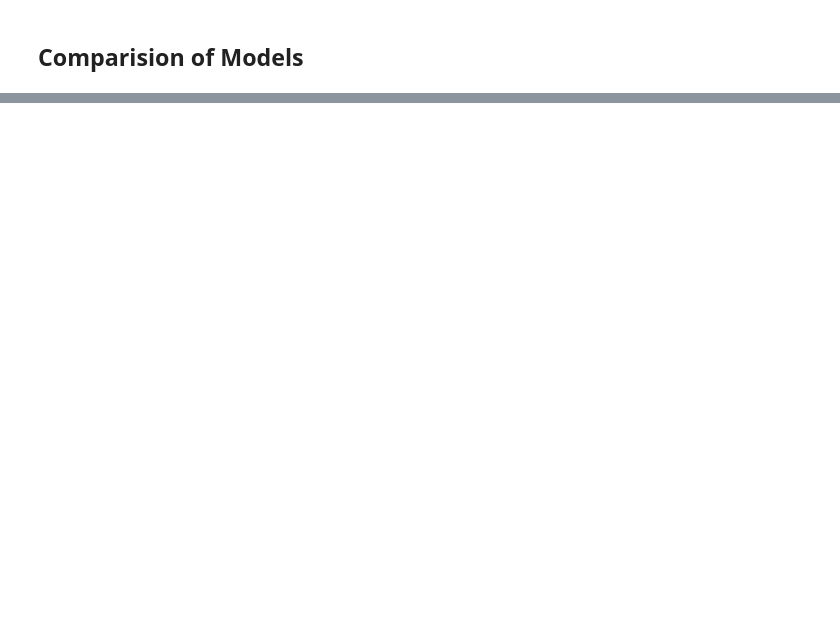
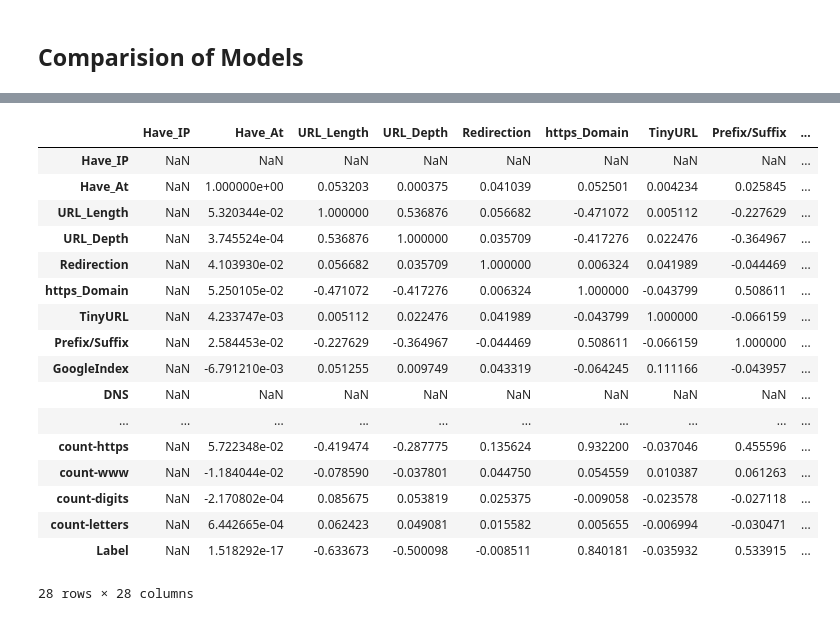
Before and after one commit to mayank3005/Phishing-Detection, a Jupyter notebook: Phishing Detection using ML models.ipynb, the cells around one changed output, grey strips where cells are left out. Cells and saved outputs as stored; diff of their text form; code cells hidden in the pictures; blank space fills up the shorter version.

```diff
--- a/Phishing Detection using ML models.ipynb
+++ b/Phishing Detection using ML models.ipynb
@@ -449,0 +638,21 @@ results.sort_values(by=['Test Accuracy', 'Train Accuracy'], ascending=False)
+# %%
+data_numeric.corr()
+# %% [output]
+|  | Have_IP | Have_At | URL_Length | URL_Depth | Redirection | https_Domain | TinyURL | Prefix/Suffix | ... |
+| Have_IP | NaN | NaN | NaN | NaN | NaN | NaN | NaN | NaN | ... |
+| Have_At | NaN | 1.000000e+00 | 0.053203 | 0.000375 | 0.041039 | 0.052501 | 0.004234 | 0.025845 | ... |
+| URL_Length | NaN | 5.320344e-02 | 1.000000 | 0.536876 | 0.056682 | -0.471072 | 0.005112 | -0.227629 | ... |
+| URL_Depth | NaN | 3.745524e-04 | 0.536876 | 1.000000 | 0.035709 | -0.417276 | 0.022476 | -0.364967 | ... |
+| Redirection | NaN | 4.103930e-02 | 0.056682 | 0.035709 | 1.000000 | 0.006324 | 0.041989 | -0.044469 | ... |
+| https_Domain | NaN | 5.250105e-02 | -0.471072 | -0.417276 | 0.006324 | 1.000000 | -0.043799 | 0.508611 | ... |
+| TinyURL | NaN | 4.233747e-03 | 0.005112 | 0.022476 | 0.041989 | -0.043799 | 1.000000 | -0.066159 | ... |
+| Prefix/Suffix | NaN | 2.584453e-02 | -0.227629 | -0.364967 | -0.044469 | 0.508611 | -0.066159 | 1.000000 | ... |
+| GoogleIndex | NaN | -6.791210e-03 | 0.051255 | 0.009749 | 0.043319 | -0.064245 | 0.111166 | -0.043957 | ... |
+| DNS | NaN | NaN | NaN | NaN | NaN | NaN | NaN | NaN | ... |
+| ... | ... | ... | ... | ... | ... | ... | ... | ... | ... |
+| count-https | NaN | 5.722348e-02 | -0.419474 | -0.287775 | 0.135624 | 0.932200 | -0.037046 | 0.455596 | ... |
+| count-www | NaN | -1.184044e-02 | -0.078590 | -0.037801 | 0.044750 | 0.054559 | 0.010387 | 0.061263 | ... |
+| count-digits | NaN | -2.170802e-04 | 0.085675 | 0.053819 | 0.025375 | -0.009058 | -0.023578 | -0.027118 | ... |
+| count-letters | NaN | 6.442665e-04 | 0.062423 | 0.049081 | 0.015582 | 0.005655 | -0.006994 | -0.030471 | ... |
+| Label | NaN | 1.518292e-17 | -0.633673 | -0.500098 | -0.008511 | 0.840181 | -0.035932 | 0.533915 | ... |
+28 rows × 28 columns
```
Also changed, not shown: parts of 37 cells of this notebook, 3 other files.
